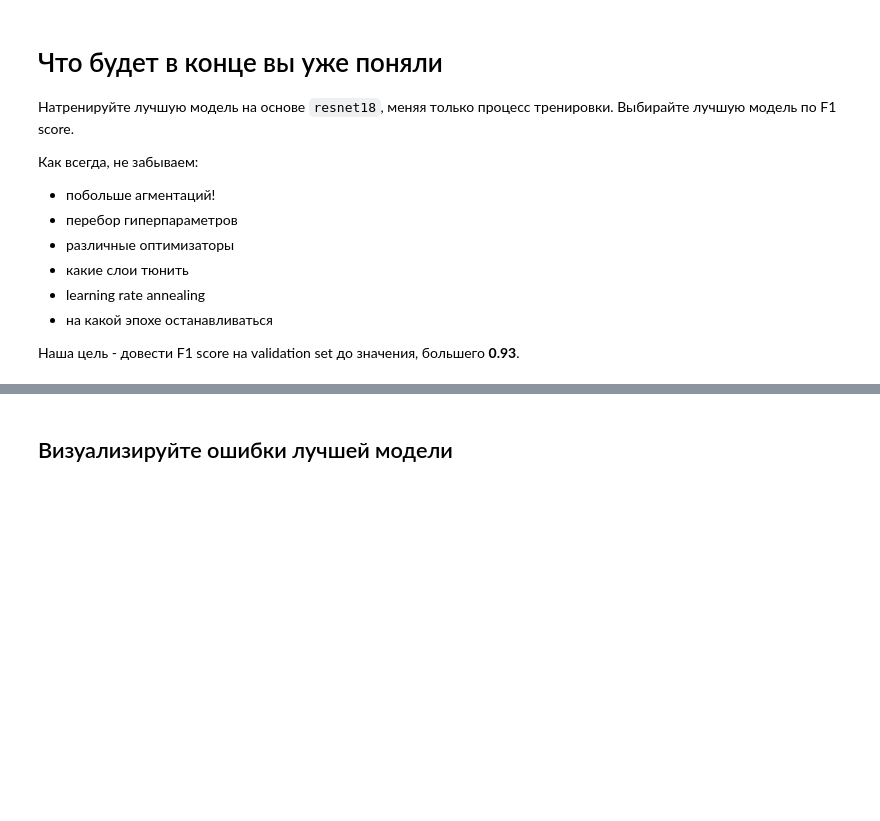
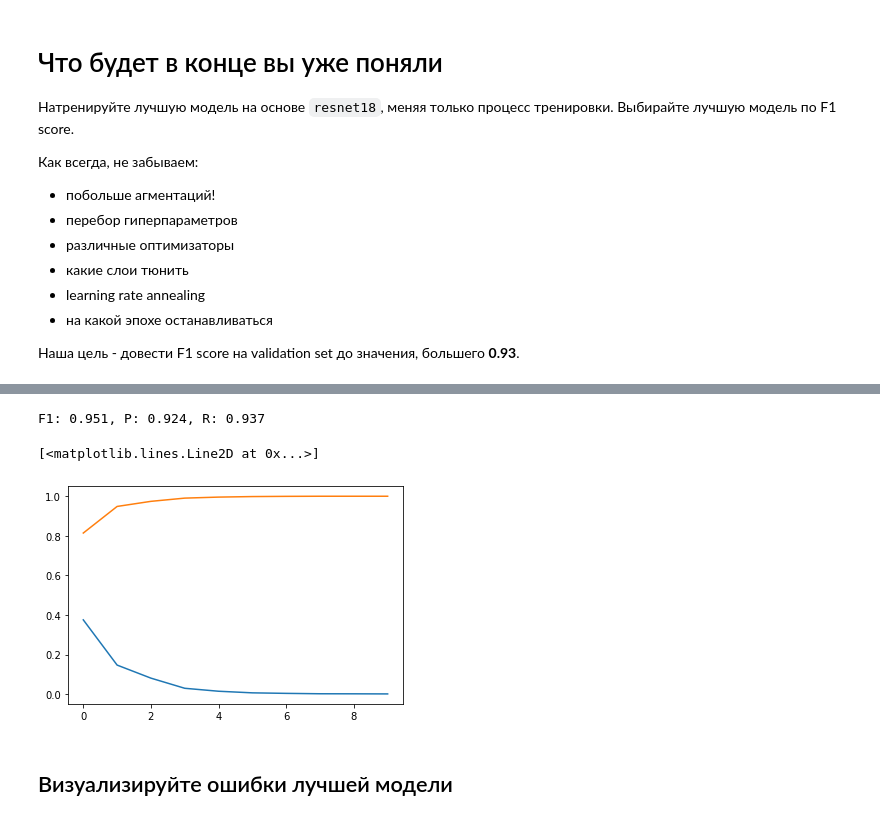
Before and after one commit to gergler/dlcourse_ai, a Jupyter notebook: assignments/assignment4/HotdogOrNot.ipynb, the cells around one changed output, grey strips where cells are left out. Cells and saved outputs as stored; diff of their text form; code cells hidden in the pictures; blank space fills up the shorter version.

```diff
--- a/assignments/assignment4/HotdogOrNot.ipynb
+++ b/assignments/assignment4/HotdogOrNot.ipynb
@@ -470,11 +502,15 @@ loss_history, train_history, val_history = train_model(model, train_loader, val_
 # %%
 # Let's check how it performs on validation set!
-predictions, ground_truth = evaluate_model(model, dataset, val_indices)
-precision, recall, f1 = binary_classification_metrics(predictions, ground_truth)
+predictions, gt = evaluate_model(model, train_dataset, val_indices)
+precision, recall, f1 = binary_classification_metrics(predictions, gt)
 print("F1: %4.3f, P: %4.3f, R: %4.3f" % (precision, recall, f1))
 
 plt.plot(loss_history)
 plt.plot(train_history)
+# %% [output]
+F1: 0.951, P: 0.924, R: 0.937
+[<matplotlib.lines.Line2D at 0x...>]
+[figure, added]
 # %% [markdown]
 ## Визуализируйте ошибки лучшей модели
 # %%
```
Also changed, not shown: parts of 12 cells of this notebook.
